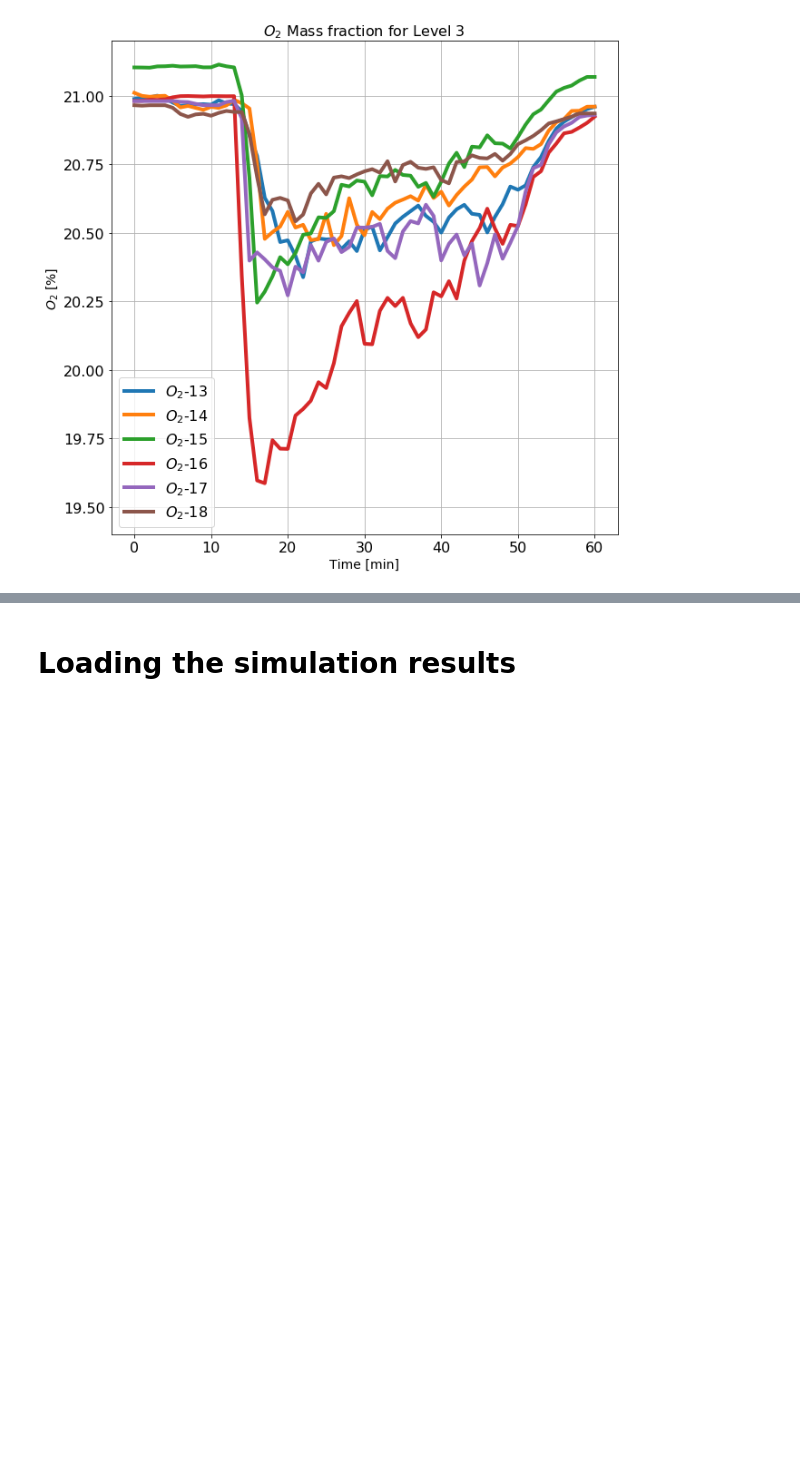
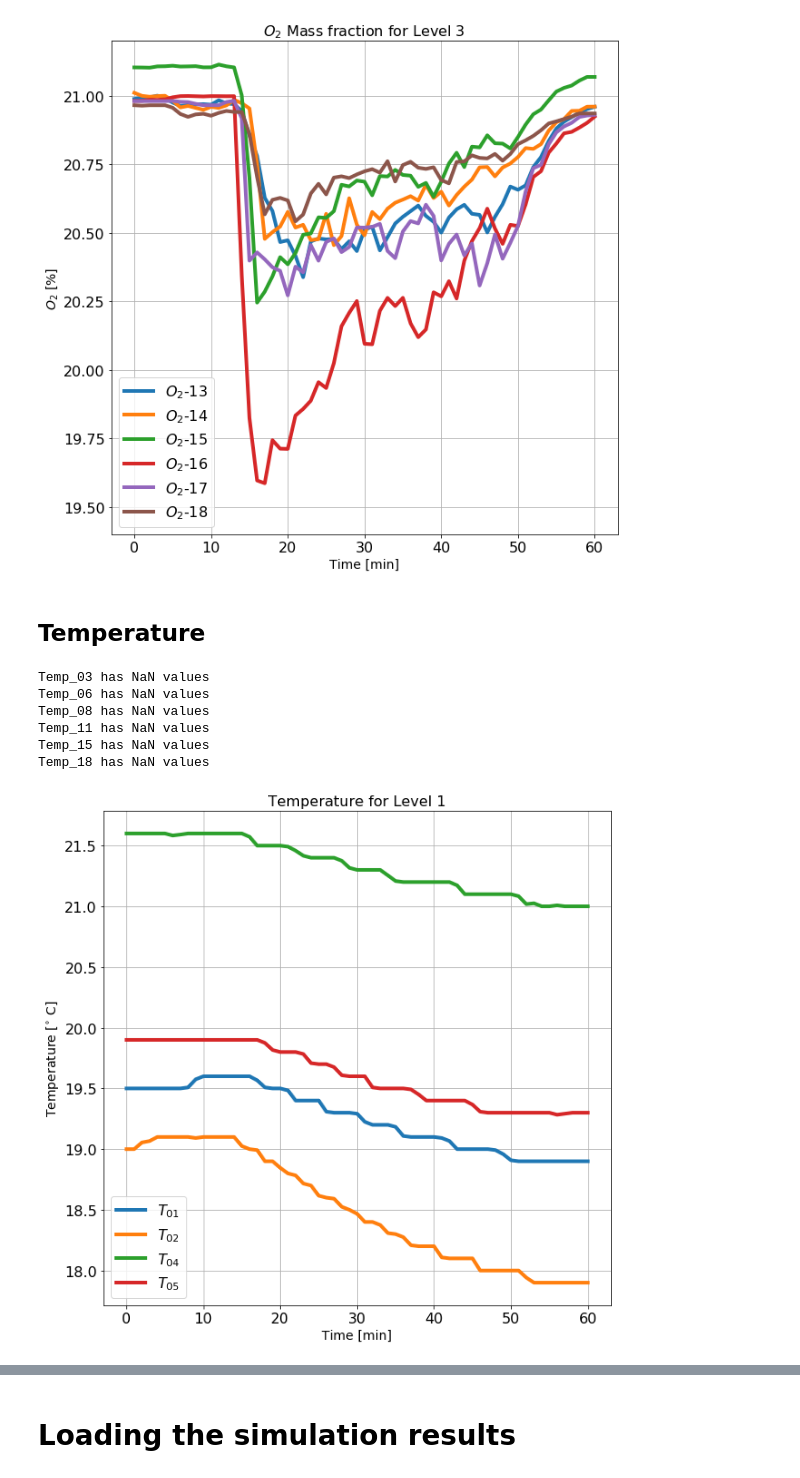
Before and after one commit to sercharpak/NFS_P3, a Jupyter notebook: NFS_P3_Comparison.ipynb, the cells around one changed output, grey strips where cells are left out. Saved outputs shown, nothing was run; the diff lists cells and outputs as text; code cells hidden in the pictures; blank space fills up the shorter version.

Commit message:
Added the other plot values and plotting sim and exp on the same graph for O2 and temp

```diff
--- a/NFS_P3_Comparison.ipynb
+++ b/NFS_P3_Comparison.ipynb
@@ -96,3 +96,37 @@ for j in range(np.shape(levels)[0]):
 [figure]
 [figure]
 [figure]
+# %% [markdown]
+## Temperature
+# %%
+x_values = temperature_data['Time [min]']
+# %%
+for j in range(np.shape(levels)[0]):
+    detectors_level = levels[j]
+    fig = plt.figure(figsize=(10,10))
+    for i in detectors_level:
+        header = temperature_data.columns[i]
+        temperature_values = temperature_data[header]
+        if(temperature_values.isnull().values.any()):
+            print(header + ' has NaN values')
+        else:
+            if(header =='Temp_09'):
+                header = r'$T_{'+header[5:]+'}$ (suspected malfunctioning)'
+            else:
+                header = r'$T_{'+header[5:]+'}$'
+            plt.plot(x_values, temperature_values, label=r''+header, linewidth =4)
+    plt.ylabel(r'Temperature [$^{\circ}$ C]',fontsize='14')
+    plt.xlabel(r'Time [min]',fontsize='14')
+    plt.tick_params(labelsize=16)
+    plt.legend(fontsize='16')
+    plt.grid()
+    #plt.ylim(19.4,21.2)
+    plt.title(r'Temperature for Level '+str(j+1), fontsize='16')
+# %% [output]
+Temp_03 has NaN values
+Temp_06 has NaN values
+Temp_08 has NaN values
+Temp_11 has NaN values
+Temp_15 has NaN values
+Temp_18 has NaN values
+[figure, added]
```
Also changed, not shown: parts of 22 cells of this notebook, 1 other file.
